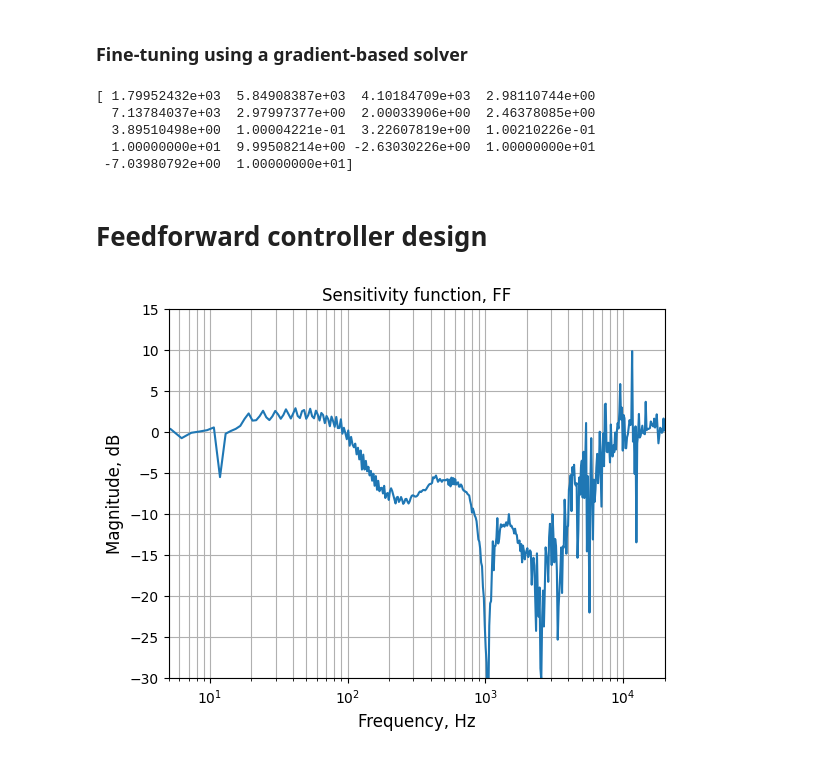
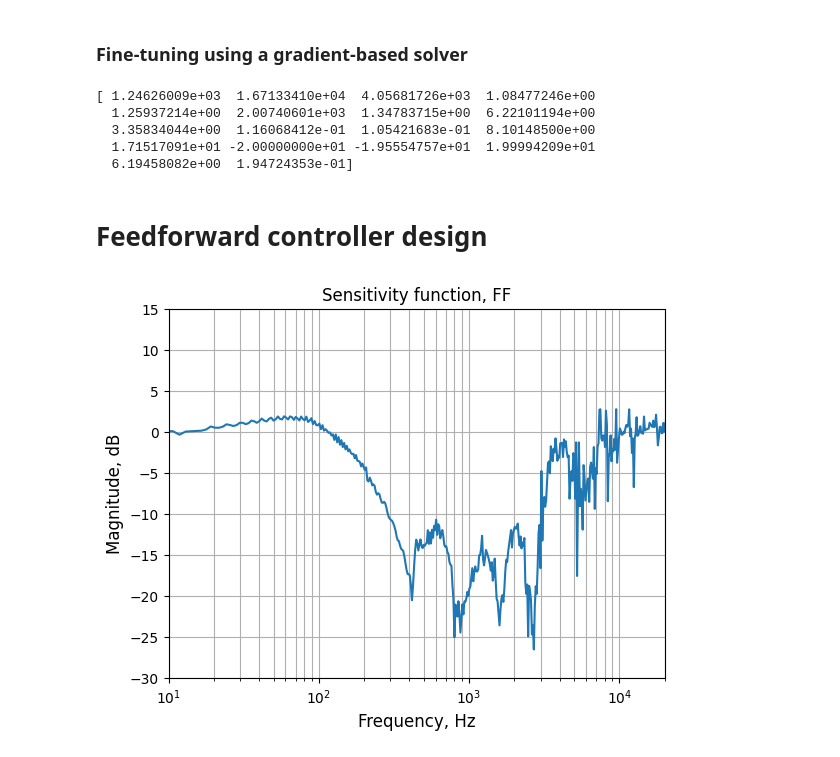
Before and after one commit to sholokhovalexey/active-noise-control, a Jupyter notebook: anc_design.ipynb, the cells around one changed output. Drawn from its saved outputs; the diff is of its cells as text; code cells hidden in the pictures.

```diff
--- a/anc_design.ipynb
+++ b/anc_design.ipynb
@@ -277,12 +279,12 @@ plt.savefig(f"nyquist_plot.png", dpi=300); # move to /images
 # %%
 from optim.solver.gradient import SolverGradient
 # %%
-x_init = sol
+x_init = sol_fb
 print(x_init)
 # %% [output]
-[ 1.79952432e+03  5.84908387e+03  4.10184709e+03  2.98110744e+00
-  7.13784037e+03  2.97997377e+00  2.00033906e+00  2.46378085e+00
-  3.89510498e+00  1.00004221e-01  3.22607819e+00  1.00210226e-01
-  1.00000000e+01  9.99508214e+00 -2.63030226e+00  1.00000000e+01
- -7.03980792e+00  1.00000000e+01]
+[ 1.24626009e+03  1.67133410e+04  4.05681726e+03  1.08477246e+00
+  1.25937214e+00  2.00740601e+03  1.34783715e+00  6.22101194e+00
+  3.35834044e+00  1.16068412e-01  1.05421683e-01  8.10148500e+00
+  1.71517091e+01 -2.00000000e+01 -1.95554757e+01  1.99994209e+01
+  6.19458082e+00  1.94724353e-01]
 # %%
@@ -306,24 +310,52 @@ problem_ff.init(PP, SP, FB, weighting=cfg.weighting_feedforward) # w/ FB
 
 problem_ff = problem_ff.to_unconstrained({})
 # %%
-ftypes = ["ls", "hs", "pk", "pk", "pk", "pk"]
+ftypes = ["ls", "hs", "pk", "pk", "pk", "pk", "pk"]
 n_sections = len(ftypes)
 parametrization = ParametrizationEQ(n_sections, ftypes, fs)
 
 problem_ff.set_parametrization(parametrization)
 
+problem_ff.add_constraints(cfg)
+
 bounds = parametrization.bounds()
+
+bounds[0] = (1, 1000) # ls
+bounds[1] = (500, 2000) # hs
+bounds[2] = (200, 1000) # pk
+
 problem_ff.add_bounds(bounds)
 
 constraints = parametrization.constraints()
 assert constraints is None or len(constraints) == 0
+# %%
+# x0 = None
+
+ff_init = [
+    (300, 0.7, -5), # ls
+    (1000, 1.0, -10), # hs
+    (700, 0.5, 10),
+    (3000, 3, -5),
+    (4000, 3, 5),
+    (6000, 3, -15),
+    (8000, 3, -10),
+]
+assert len(ff_init) == len(ftypes)
+
+x0 = parametrization.encode(ff_init)
+# %%
+weights = {
+    "max_gain": 0.0001,
+}
+
+problem_ff_unc = problem_ff.to_unconstrained(weights)
 # %%
-epoch = 100
+epoch = 200
 pop_size = 500
 
-solver_ff = SolverMetaHeuristic(problem_ff)
+solver_ff = SolverMetaHeuristic(problem_ff_unc)
 solver_ff.prepare("gwo", epoch, pop_size)
-sol_ff = solver_ff.solve(seed=seed)
+sol_ff = solver_ff.solve(x0, seed=seed)
 # %%
 sos_ff = parametrization.decode(sol_ff)
 
@@ -335,18 +368,14 @@ save_sos(f"{project_root}/results/ff.csv", sos_ff)
 # %%
 w0, S_ff = problem_ff.sensitivity(sos_ff)
 plt.semilogx(w0, mag2db(np.abs(S_ff)));
 
-# plt.semilogx(w, mag2db(np.abs((h_pp - h_ff * h_sp) / h_pp)));
-# plt.semilogx(w, mag2db(np.abs(- h_pp / h_sp)));
-# plt.semilogx(w, mag2db(np.abs(h_ff)));
-
 plt.grid(which="both");
-plt.xlim(5, 20000);
+plt.xlim(10, 20000);
 plt.ylim(-30, 15);
 
 plt.xlabel("Frequency, Hz", fontsize=12);
 plt.ylabel("Magnitude, dB", fontsize=12);
 
 plt.title("Sensitivity function, FF");
 # %% [output]
-[figure, old version]
+[figure, new version]
```
Also changed, not shown: parts of 17 cells of this notebook, 23 other files.
